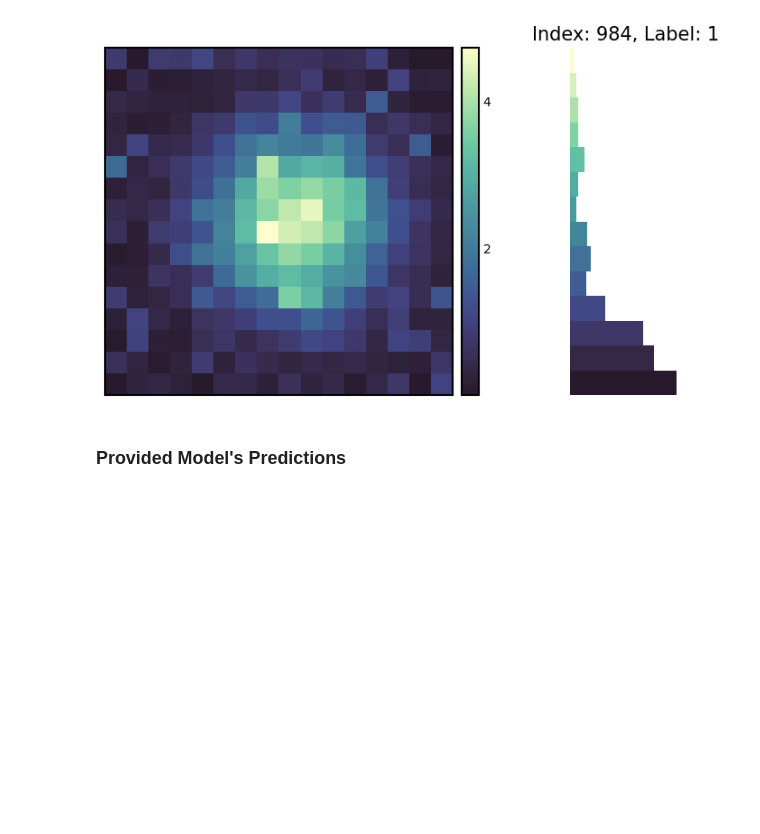
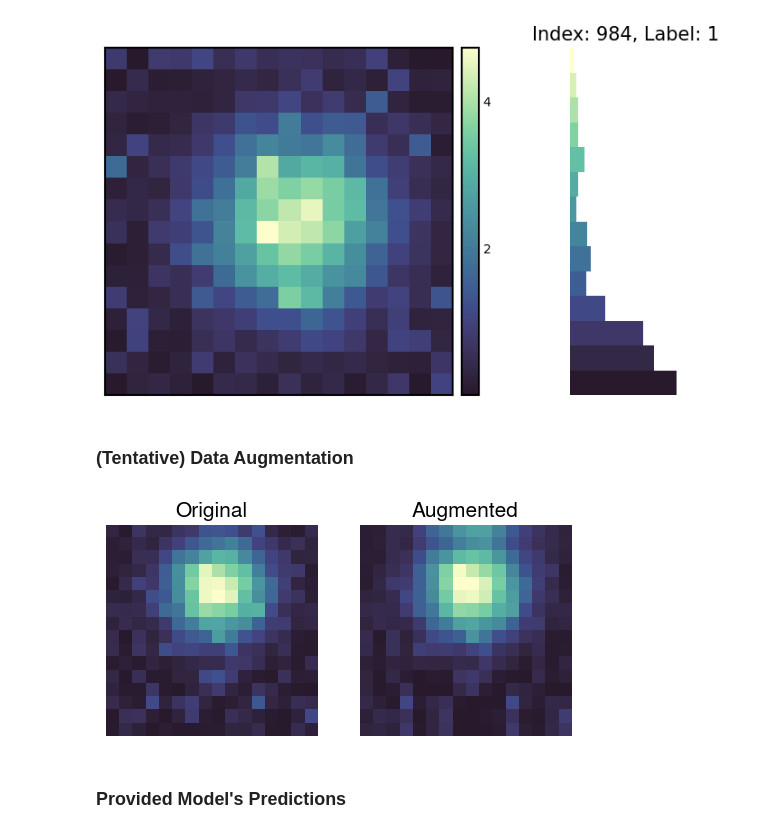
Before and after one commit to MatteoMorellini/CICADA-Google-Summer-of-Code, a Jupyter notebook: index.ipynb, the cells around one changed output. Saved outputs shown, nothing was run; the diff lists cells and outputs as text; code cells hidden in the pictures; blank space fills up the shorter version.

Commit message:
feat: add data augmentation

```diff
--- a/index.ipynb
+++ b/index.ipynb
@@ -107,3 +107,13 @@ def print_image_distribution(images: NDArray[np.float64], labels: NDArray[np.int
 print_image_distribution(images, labels)
 # %% [output]
 [figure]
+# %% [markdown]
+### (Tentative) Data Augmentation
+# %%
+data_augmentation = tf.keras.Sequential([
+    tf.keras.layers.RandomFlip("horizontal_and_vertical"),  # Flip horizontally and vertically
+    tf.keras.layers.RandomRotation(0.2),  # Rotate up to 20%
+    tf.keras.layers.RandomZoom(0.2),  # Zoom up to 20%
+    tf.keras.layers.RandomContrast(0.2),  # Change contrast
+    tf.keras.layers.RandomBrightness(0.2),
+])
@@ -110,3 +127,21 @@ print_image_distribution(images, labels)
+# %%
+augmented_img = data_augmentation(tf.expand_dims(images[100], axis=0))
+augmented_img = tf.squeeze(augmented_img)
+# %%
+plt.figure(figsize=(6, 3))
+plt.subplot(1, 2, 1)
+plt.title("Original")
+plt.imshow(images[100])
+plt.axis("off")
+
+plt.subplot(1, 2, 2)
+plt.title("Augmented")
+plt.imshow(augmented_img[0, :, :])
+plt.axis("off")
+
+plt.show()
+# %% [output]
+[figure, added]
 # %% [markdown]
 ### Provided Model's Predictions
 # %%
```
Also changed, not shown: parts of 10 cells of this notebook, 1 other file.
